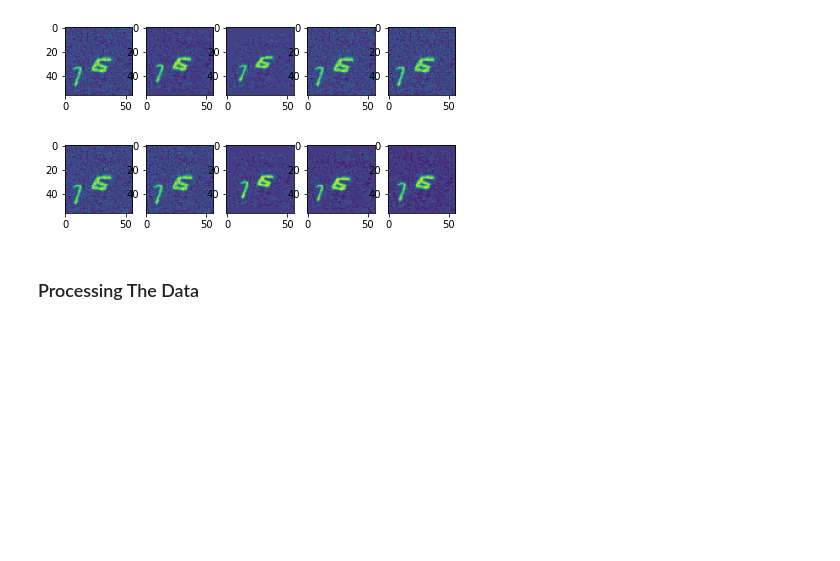
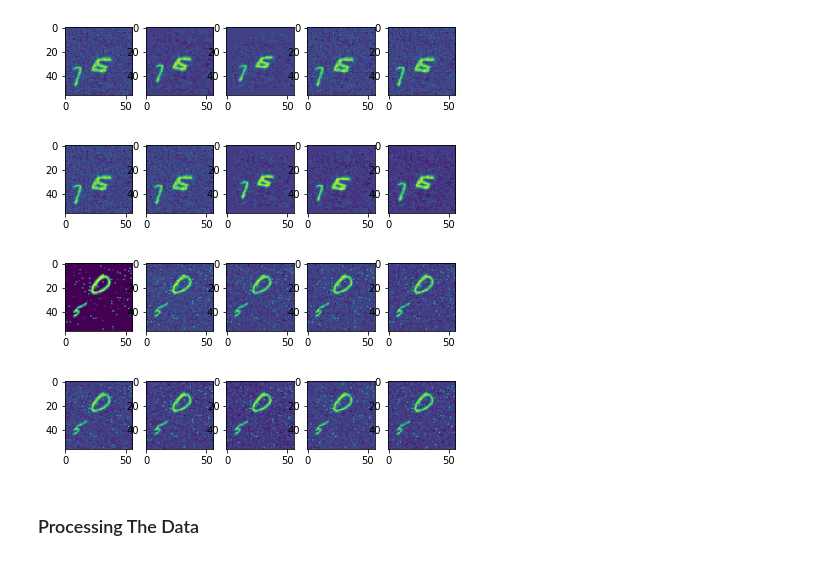
Before and after one commit to shubymao/comp551-p3, a Jupyter notebook: Project_3_Notebook.ipynb, the cells around one changed output. Saved outputs shown, nothing was run; the diff lists cells and outputs as text; code cells hidden in the pictures; blank space fills up the shorter version.

```diff
--- a/Project_3_Notebook.ipynb
+++ b/Project_3_Notebook.ipynb
@@ -115,5 +115,21 @@ img_grid(2,5,[sample_tensor[0],*perspective_tensors])
 # %% [output]
 [figure]
 [figure]
+# %%
+def generate_noise(image_tensor, num, std = 0.4):
+  outputs = []
+  for i in range(num):
+    outputs.append(image_tensor + (torch.randn(image_tensor.size()) * std))
+  return outputs
+
+sample_tensor = torch.from_numpy(training_data[10000,None]).float()
+norm_img = torch.clip(sample_tensor,0,255)
+mean, std = torch.mean(norm_img), torch.std(norm_img)
+norm_img = normalize(norm_img, [mean], [std])
+noisy_tensors = map(lambda x: x[0], generate_noise(norm_img,9))
+img_grid(2,5,[sample_tensor[0],*noisy_tensors])
+# %% [output]
+[figure, added]
+[figure, added]
 # %%
 # transform all data to the output format
```
Also changed, not shown: parts of 6 cells of this notebook.
